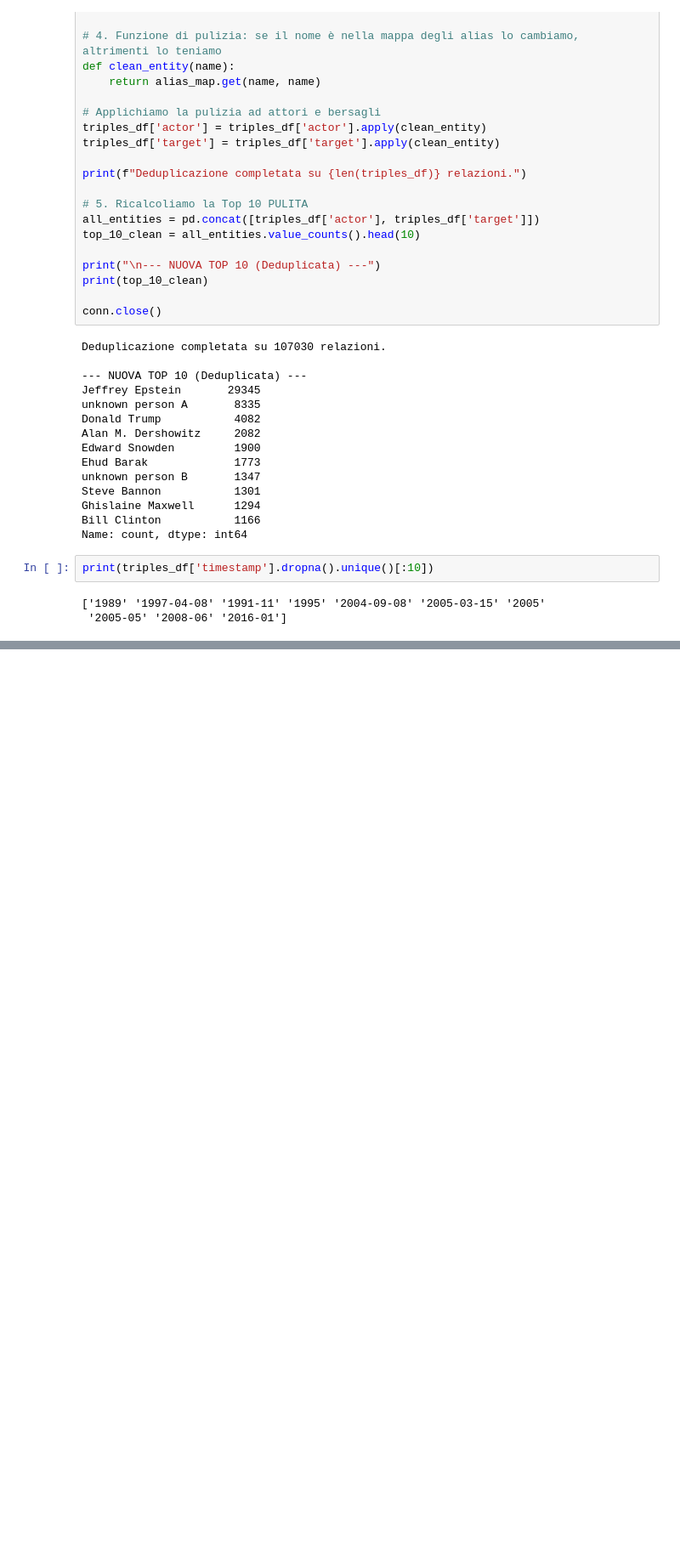
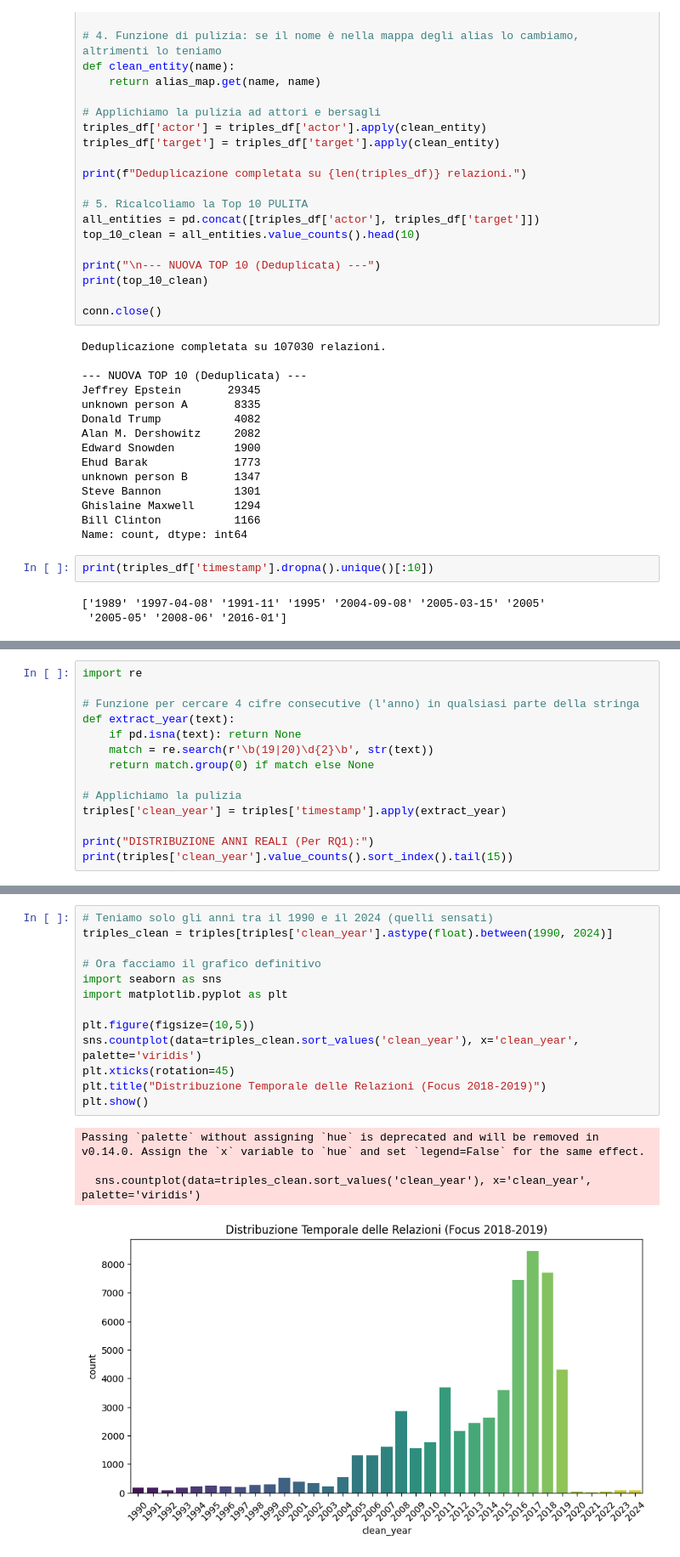
Before and after one commit to bscocca/Epstein-Network-Analysis, a Jupyter notebook: notebooks/data_exploration.ipynb, the cells around one changed output, grey strips where cells are left out. Shown at 85% size. Saved outputs shown, nothing was run; the diff lists cells and outputs as text; blank space fills up the shorter version.

```diff
--- a/notebooks/data_exploration.ipynb
+++ b/notebooks/data_exploration.ipynb
@@ -137,0 +231,14 @@ ModuleNotFoundError: No module named 'seaborn'
+# %%
+import re
+
+# Funzione per cercare 4 cifre consecutive (l'anno) in qualsiasi parte della stringa
+def extract_year(text):
+    if pd.isna(text): return None
+    match = re.search(r'\b(19|20)\d{2}\b', str(text))
+    return match.group(0) if match else None
+
+# Applichiamo la pulizia
+triples['clean_year'] = triples['timestamp'].apply(extract_year)
+
+print("DISTRIBUZIONE ANNI REALI (Per RQ1):")
+print(triples['clean_year'].value_counts().sort_index().tail(15))
@@ -137,0 +264,18 @@ ModuleNotFoundError: No module named 'seaborn'
+# %%
+# Teniamo solo gli anni tra il 1990 e il 2024 (quelli sensati)
+triples_clean = triples[triples['clean_year'].astype(float).between(1990, 2024)]
+
+# Ora facciamo il grafico definitivo
+import seaborn as sns
+import matplotlib.pyplot as plt
+
+plt.figure(figsize=(10,5))
+sns.countplot(data=triples_clean.sort_values('clean_year'), x='clean_year', palette='viridis')
+plt.xticks(rotation=45)
+plt.title("Distribuzione Temporale delle Relazioni (Focus 2018-2019)")
+plt.show()
+# %% [output]
+Passing `palette` without assigning `hue` is deprecated and will be removed in v0.14.0. Assign the `x` variable to `hue` and set `legend=False` for the same effect.
+
+  sns.countplot(data=triples_clean.sort_values('clean_year'), x='clean_year', palette='viridis')
+[figure, added]
```
Also changed, not shown: parts of 4 cells of this notebook.
